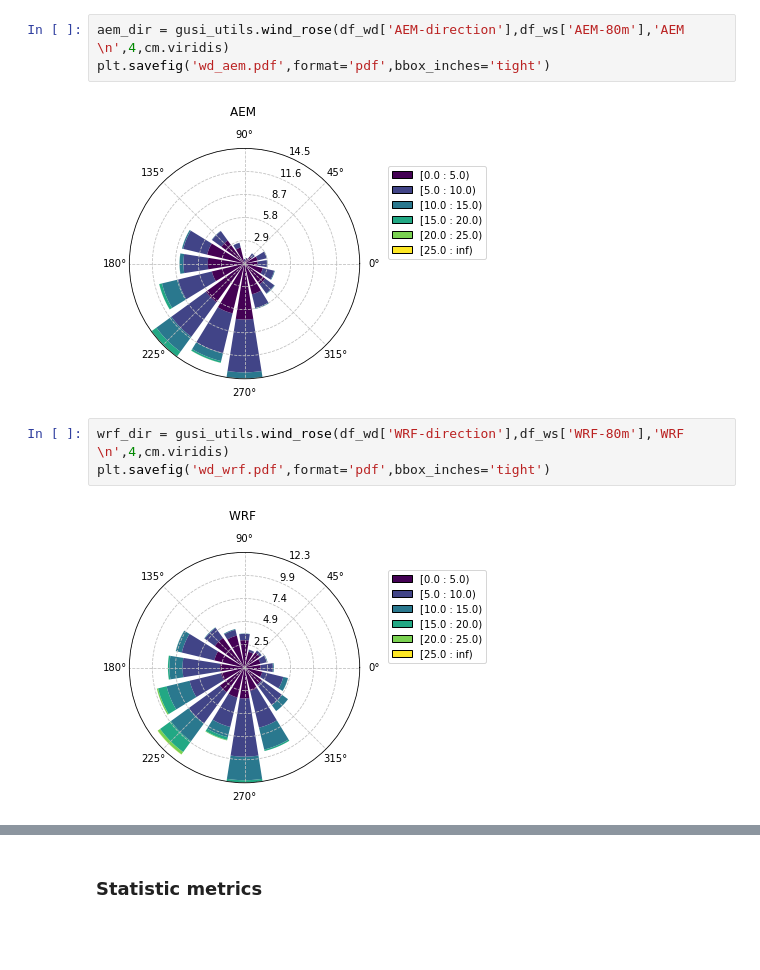
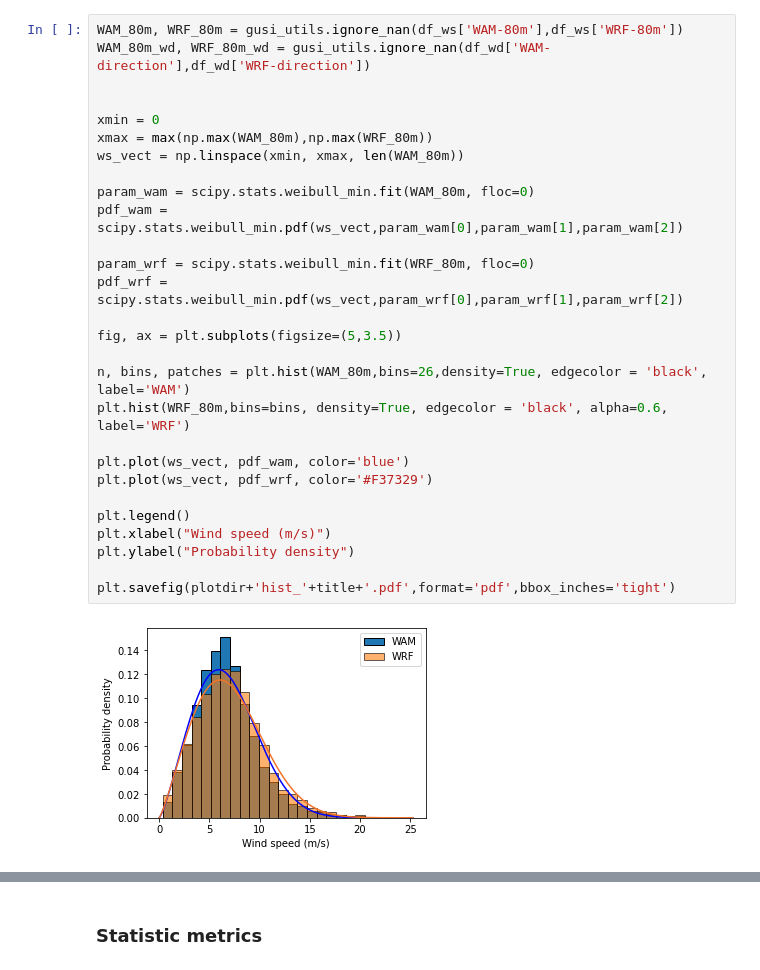
Before and after one commit to heyej/Wind-power-analysis-tools, a Jupyter notebook: exploratory_analysis.ipynb, the cells around one changed output, grey strips where cells are left out. Saved outputs shown, nothing was run; the diff lists cells and outputs as text; blank space fills up the shorter version.

```diff
--- a/exploratory_analysis.ipynb
+++ b/exploratory_analysis.ipynb
@@ -61,10 +60,30 @@ plt.savefig('hist.pdf',format='pdf',bbox_inches='tight')
-# %%
-aem_dir = gusi_utils.wind_rose(df_wd['AEM-direction'],df_ws['AEM-80m'],'AEM \n',4,cm.viridis)
-plt.savefig('wd_aem.pdf',format='pdf',bbox_inches='tight')
-# %% [output]
-[figure, removed]
-# %%
-wrf_dir = gusi_utils.wind_rose(df_wd['WRF-direction'],df_ws['WRF-80m'],'WRF \n',4,cm.viridis)
-plt.savefig('wd_wrf.pdf',format='pdf',bbox_inches='tight')
-# %% [output]
-[figure, removed]
+# %%
+WAM_80m, WRF_80m = gusi_utils.ignore_nan(df_ws['WAM-80m'],df_ws['WRF-80m'])
+WAM_80m_wd, WRF_80m_wd = gusi_utils.ignore_nan(df_wd['WAM-direction'],df_wd['WRF-direction'])
+
+
+xmin = 0
+xmax = max(np.max(WAM_80m),np.max(WRF_80m))
+ws_vect = np.linspace(xmin, xmax, len(WAM_80m))
+
+param_wam = scipy.stats.weibull_min.fit(WAM_80m, floc=0)
+pdf_wam = scipy.stats.weibull_min.pdf(ws_vect,param_wam[0],param_wam[1],param_wam[2])
+
+param_wrf = scipy.stats.weibull_min.fit(WRF_80m, floc=0)
+pdf_wrf = scipy.stats.weibull_min.pdf(ws_vect,param_wrf[0],param_wrf[1],param_wrf[2])
+
+fig, ax = plt.subplots(figsize=(5,3.5))
+
+n, bins, patches = plt.hist(WAM_80m,bins=26,density=True, edgecolor = 'black', label='WAM')
+plt.hist(WRF_80m,bins=bins, density=True, edgecolor = 'black', alpha=0.6, label='WRF')
+
+plt.plot(ws_vect, pdf_wam, color='blue')
+plt.plot(ws_vect, pdf_wrf, color='#F37329')
+
+plt.legend()
+plt.xlabel("Wind speed (m/s)")
+plt.ylabel("Probability density")
+
+plt.savefig(plotdir+'hist_'+title+'.pdf',format='pdf',bbox_inches='tight')
+# %% [output]
+[figure, added]
```
Also changed, not shown: parts of 27 cells of this notebook.
